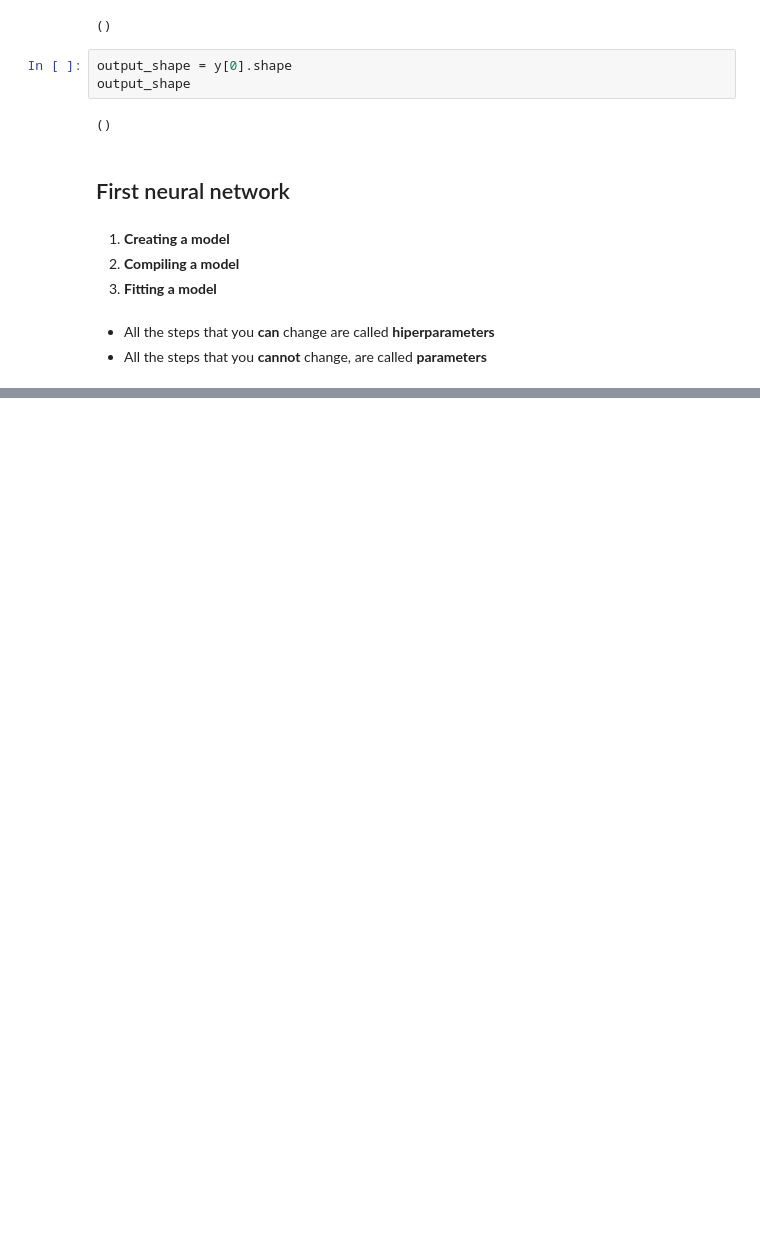
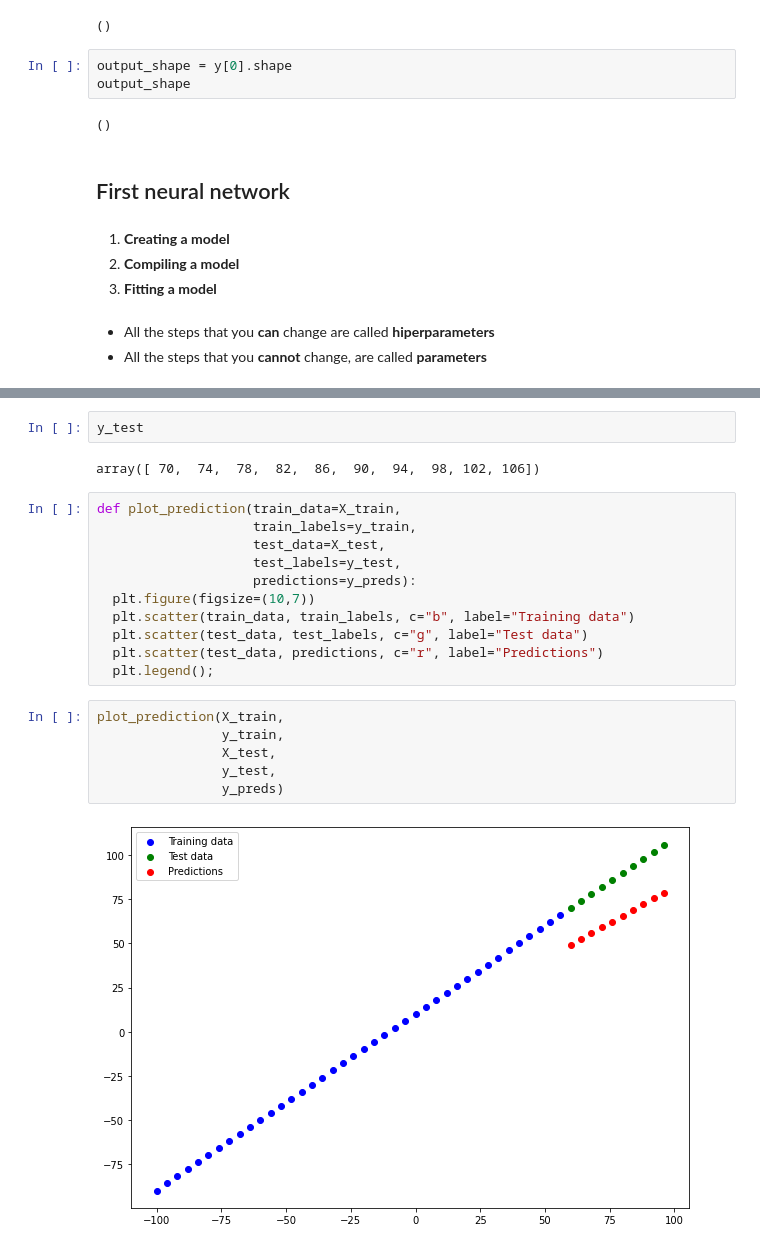
Before and after one commit to milioe/Moravec, a Jupyter notebook: 1_RegresionDamian.ipynb, the cells around one changed output, grey strips where cells are left out. Saved outputs shown, nothing was run; the diff lists cells and outputs as text; blank space fills up the shorter version.

```diff
--- a/1_RegresionDamian.ipynb
+++ b/1_RegresionDamian.ipynb
@@ -101,0 +303,23 @@ Epoch 5/5
+# %%
+y_test
+# %% [output]
+array([ 70,  74,  78,  82,  86,  90,  94,  98, 102, 106])
+# %%
+def plot_prediction(train_data=X_train,
+                    train_labels=y_train,
+                    test_data=X_test,
+                    test_labels=y_test,
+                    predictions=y_preds):
+  plt.figure(figsize=(10,7))
+  plt.scatter(train_data, train_labels, c="b", label="Training data")
+  plt.scatter(test_data, test_labels, c="g", label="Test data")
+  plt.scatter(test_data, predictions, c="r", label="Predictions")
+  plt.legend();
+# %%
+plot_prediction(X_train,
+                y_train,
+                X_test,
+                y_test,
+                y_preds)
+# %% [output]
+[figure, added]
```
Also changed, not shown: parts of 26 cells of this notebook.
